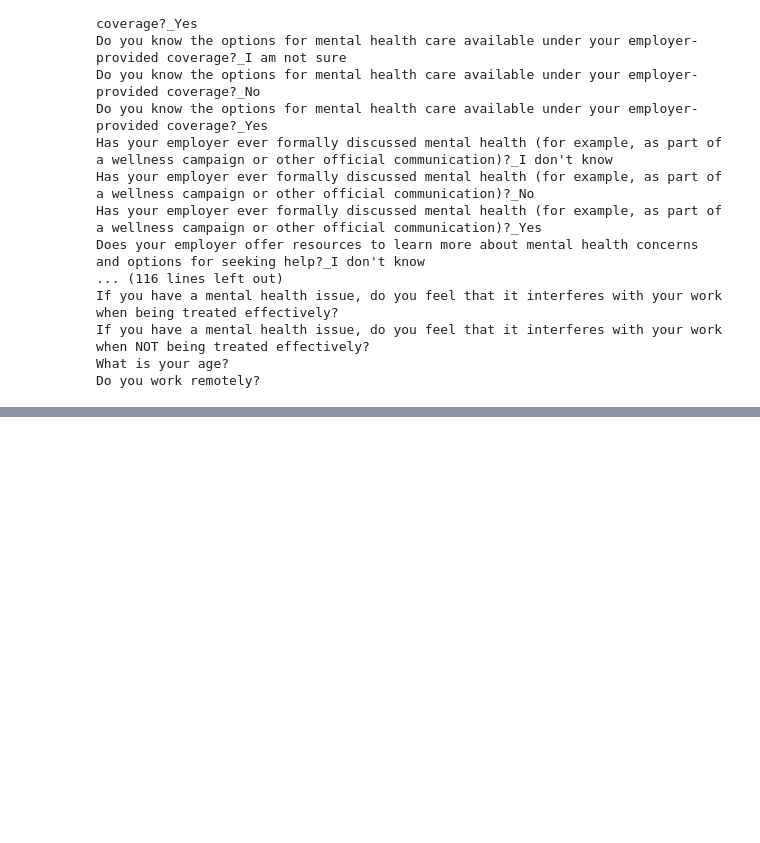
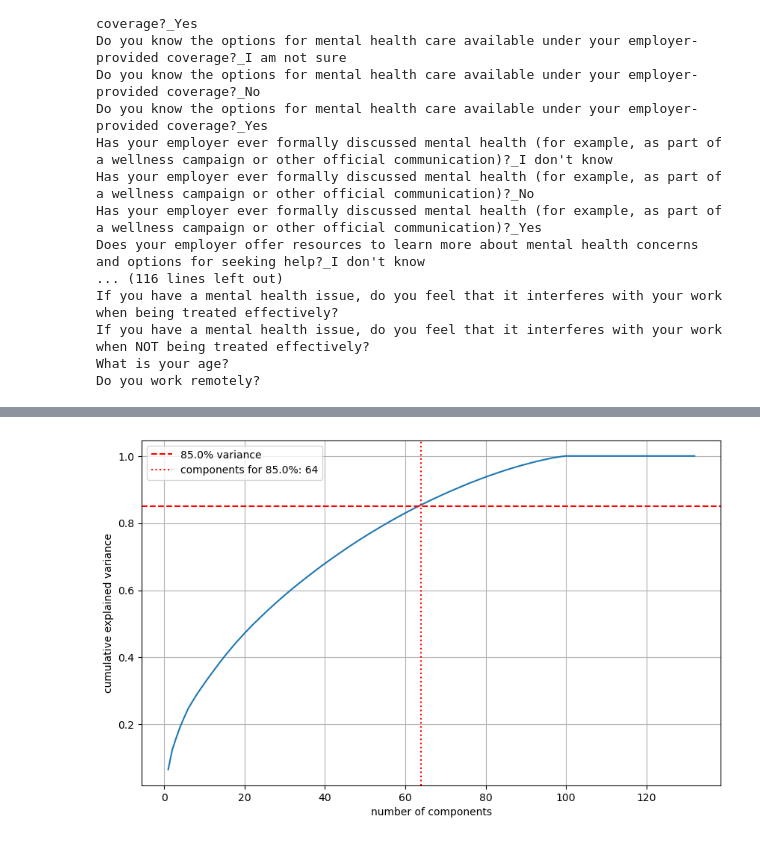
Before and after one commit to thedawid999/Health-Analysis, a Jupyter notebook: code/2_feature_engineering.ipynb, the cells around one changed output, grey strips where cells are left out. Saved outputs shown, nothing was run; the diff lists cells and outputs as text; code cells hidden in the pictures; blank space fills up the shorter version.

```diff
--- a/code/2_feature_engineering.ipynb
+++ b/code/2_feature_engineering.ipynb
@@ -262,0 +156,20 @@ mh_status_scoring = {
+# %%
+### CUMULATIVE EXPLAINED VARIANCE PLOT
+plt.figure(figsize=(10, 6))
+
+plt.plot(range(1, len(cumulative_variance) + 1),
+         cumulative_variance)
+
+target_variance = 0.85
+n_components = np.argmax(cumulative_variance >= target_variance) + 1
+
+plt.axhline(y=target_variance, color='r', linestyle='--', label=f'{target_variance*100}% variance')
+plt.axvline(x=n_components, color='r', linestyle=':', label=f'components for {target_variance*100}%: {n_components}')
+
+plt.xlabel('number of components')
+plt.ylabel('cumulative explained variance')
+plt.grid(True)
+plt.legend()
+plt.show()
+# %% [output]
+[figure, added]
```
Also changed, not shown: parts of 9 cells of this notebook, 4 other files.
